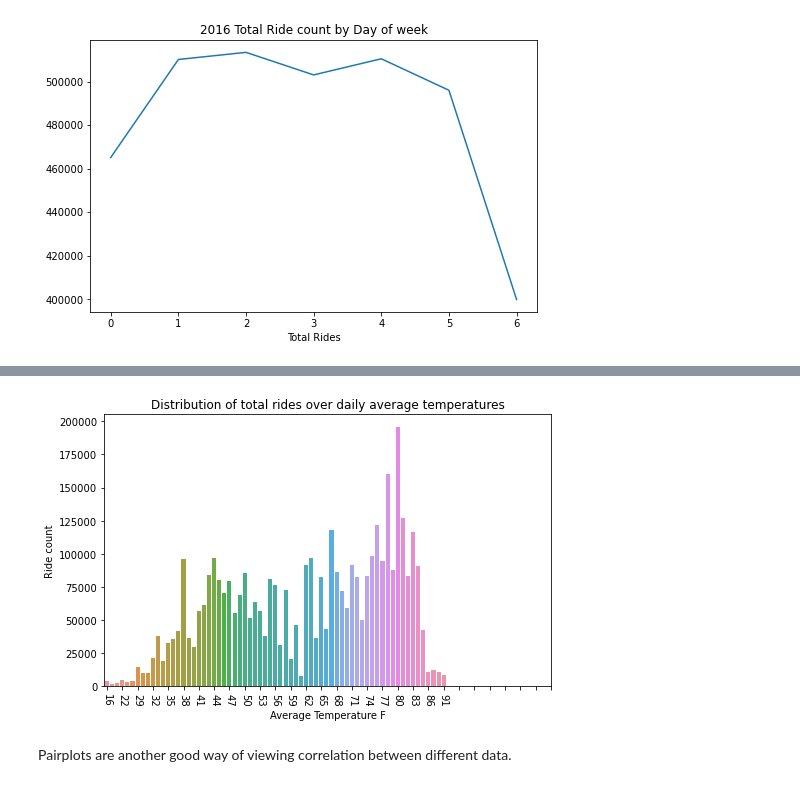
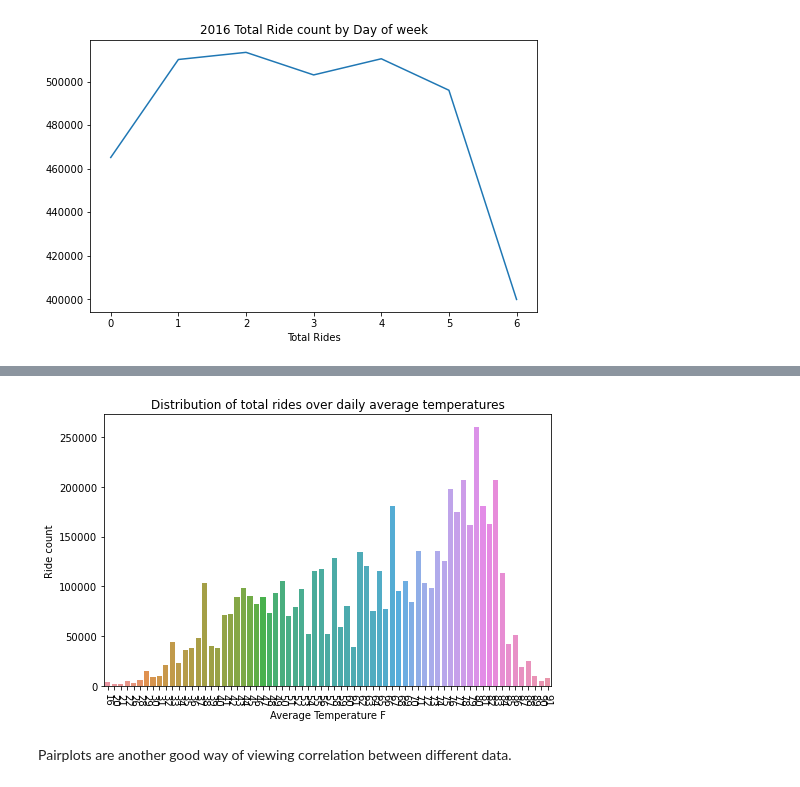
Before and after one commit to tylersoren/bike-share-prediction-app, a Jupyter notebook: models/ml-model.ipynb, the cells around one changed output, grey strips where cells are left out. Drawn from its saved outputs; the diff is of its cells as text; code cells hidden in the pictures.

Commit message:
resolved data cleansing issue, rebuilt model

```diff
--- a/models/ml-model.ipynb
+++ b/models/ml-model.ipynb
@@ -76,6 +79,7 @@ data_files = [
 '202012-capitalbikeshare-tripdata.csv',
 ]
 
+
 # Download from Azure storage if not already downloaded
 for file in data_files:
     path = os.path.join(raw_data_subdir, file)
@@ -86,6 +90,10 @@ for file in data_files:
 
 # Weather file should be first in the list and can be popped from the front
 weather_file = data_files.pop(0)
+
+# Data file format changed after 2020-03. Split the groups
+data_files_form1 = data_files[:15]
+data_files_form2 = data_files[15:]
 # %% [markdown]
 # Import the Weather Dataset
 
@@ -137,11 +145,21 @@ The files are provided as csvs on a quarterly basis. Instead of manually merging
 
 The data provided details every single bike ride transaction in the Capital Bikeshare system across all stations. This is more detail than we need and we are just trying to find total rides per hour. We modify the timestamp to just include date and hour and then group the transactions by hour to get ride count.
 # %%
-# Import all bikeshare data files in the directory
-# glob_pattern = os.path.join(raw_data_dir, f"*{bike_file_suffix}")
+# Import all bikeshare data files in the directory by the column patterns
+
 dfs = []
-for file in data_files:
+# handle form 1
+for file in data_files_form1:
     df= pd.read_csv(os.path.join(raw_data_subdir, file), parse_dates=[1,2])
+    df = df[['Start date', 'Bike number']]
+    dfs.append(df)
+
+# handle form2
+for file in data_files_form2:
+    df= pd.read_csv(os.path.join(raw_data_subdir, file), parse_dates=[2,3])
+    df.rename(columns = {'started_at':'Start date'}, inplace=True)
+    df.rename(columns = {'ride_id':'Bike number'}, inplace=True)
+    df = df[['Start date', 'Bike number']]
     dfs.append(df)
 
 # Merge all files into a single dataframe
@@ -403,14 +434,13 @@ NameError: name 'plt' is not defined
 # %%
 fig, ax = plt.subplots(figsize = ( 8 , 5 ))
 temp_df=data_df.groupby(['Average temp']).sum()
 sns.barplot(data=temp_df,x=temp_df.index,y='Ride count')
 plt.xticks(rotation=270)
 plt.title('Distribution of total rides over daily average temperatures')
 plt.xlabel('Average Temperature F')
-plt.xticks(np.arange(0,90,3))
 plt.show()
 # %% [output]
-[figure, old version]
+[figure, new version]
 # %% [markdown]
 Pairplots are another good way of viewing correlation between different data.
 # %%
```
Also changed, not shown: parts of 30 cells of this notebook, 6 other files.
